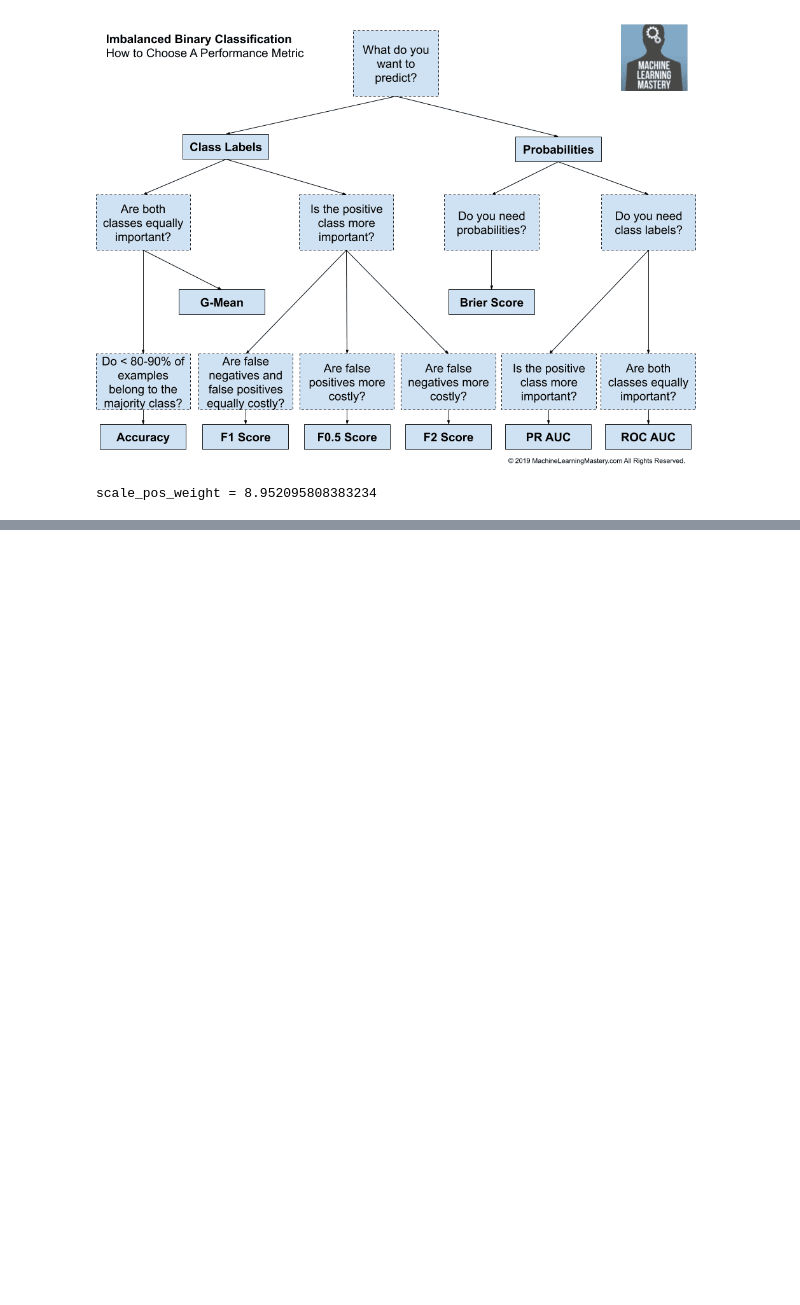
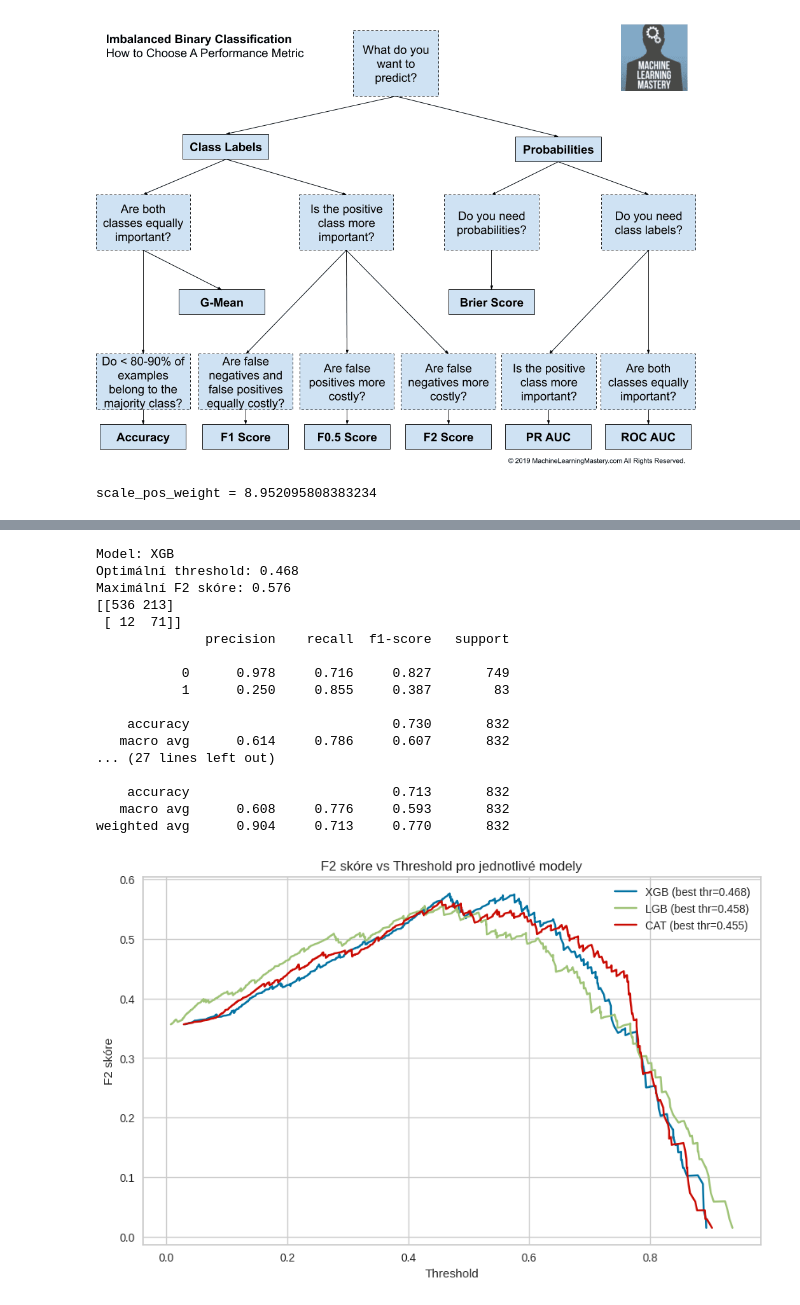
Before and after one commit to PetaGb/fraud-detection, a Jupyter notebook: models.ipynb, the cells around one changed output, grey strips where cells are left out. Cells and saved outputs as stored; diff of their text form; code cells hidden in the pictures; blank space fills up the shorter version.

Commit message:
adding thresholds

```diff
--- a/models.ipynb
+++ b/models.ipynb
@@ -175,0 +176,61 @@ weighted avg       0.90      0.74      0.79       832
+# %%
+beta = 2
+fitted_models_results = {}
+
+plt.figure(figsize=(10, 6))
+
+for i, (name, rs) in enumerate(fitted_models.items(), start=1):
+    best_model = rs.best_estimator_
+    y_scores = best_model.predict_proba(X_test)[:, 1]
+
+    precisions, recalls, thresholds = precision_recall_curve(y_test, y_scores)
+
+    # Výpočet F2 skóre
+    f2_scores = (1 + beta**2) * (precisions[:-1] * recalls[:-1]) / ((beta**2) * precisions[:-1] + recalls[:-1] + 1e-10)
+
+    best_idx = np.argmax(f2_scores)
+    best_threshold = thresholds[best_idx]
+    best_f2 = f2_scores[best_idx]
+
+    y_pred_opt = (y_scores >= best_threshold).astype(int)
+
+    fitted_models_results[name] = {
+        'best_threshold': best_threshold,
+        'best_f2': best_f2,
+        'y_pred_opt': y_pred_opt
+    }
+
+    print(f"\nModel: {name.upper()}")
+    print(f"Optimální threshold: {best_threshold:.3f}")
+    print(f"Maximální F2 skóre: {best_f2:.3f}")
+    print(confusion_matrix(y_test, y_pred_opt))
+    print(classification_report(y_test, y_pred_opt, digits=3))
+
+    # Graf F2 vs threshold
+    plt.plot(thresholds, f2_scores, label=f"{name.upper()} (best thr={best_threshold:.3f})")
+
+plt.title("F2 skóre vs Threshold pro jednotlivé modely")
+plt.xlabel("Threshold")
+plt.ylabel("F2 skóre")
+plt.legend()
+plt.grid(True)
+plt.show()
+# %% [output]
+Model: XGB
+Optimální threshold: 0.468
+Maximální F2 skóre: 0.576
+[[536 213]
+ [ 12  71]]
+              precision    recall  f1-score   support
+
+           0      0.978     0.716     0.827       749
+           1      0.250     0.855     0.387        83
+
+    accuracy                          0.730       832
+   macro avg      0.614     0.786     0.607       832
+... (27 lines left out)
+
+    accuracy                          0.713       832
+   macro avg      0.608     0.776     0.593       832
+weighted avg      0.904     0.713     0.770       832
+[figure, added]
```
Also changed, not shown: parts of 4 cells of this notebook, 3 other files.
